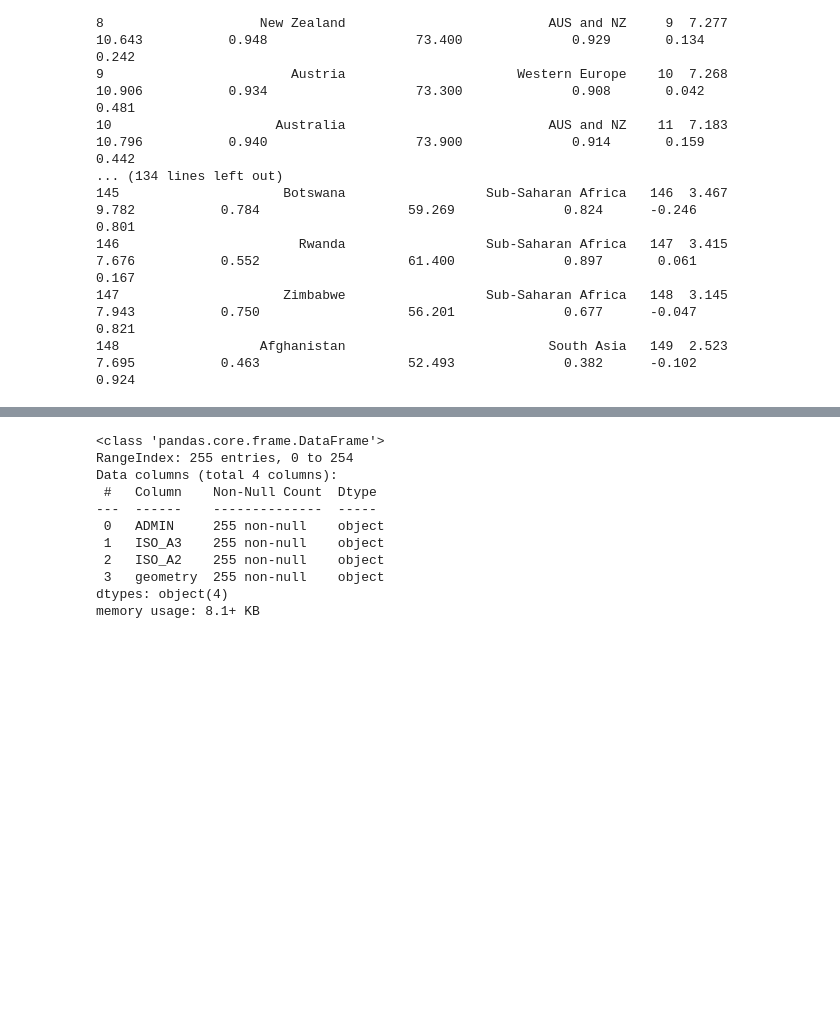
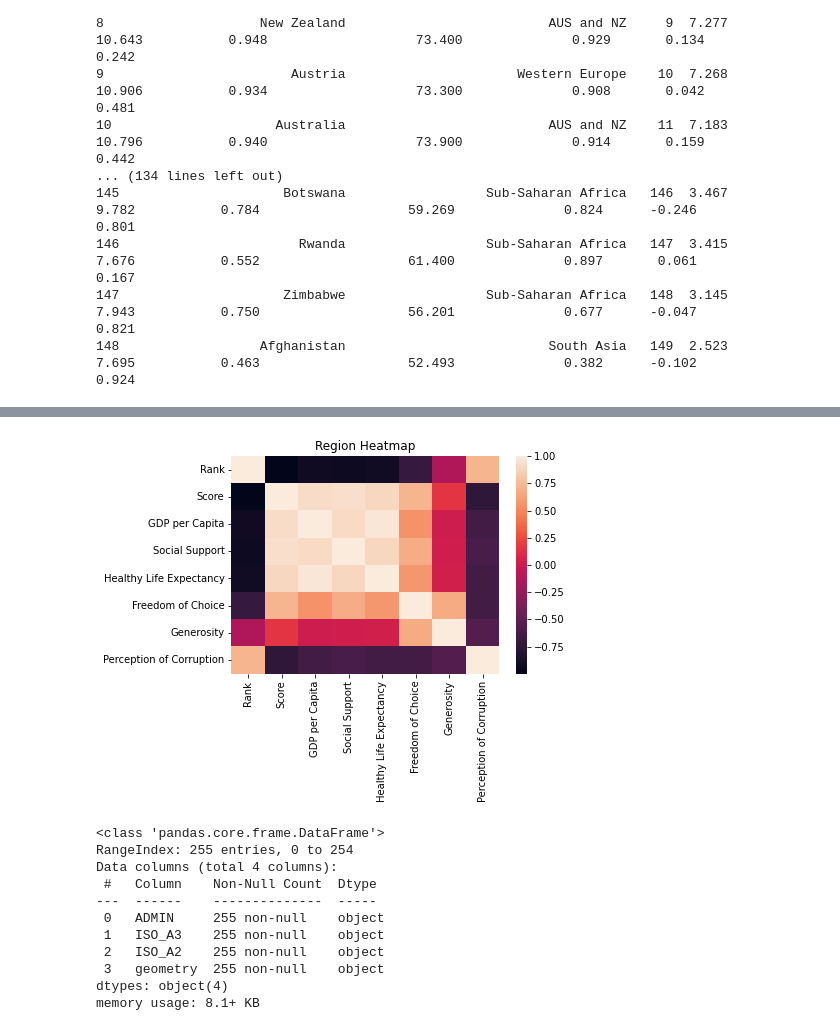
Before and after one commit to tajiabdullah/Project-3, a Jupyter notebook: world_happiness.ipynb, the cells around one changed output, grey strips where cells are left out. Saved outputs shown, nothing was run; the diff lists cells and outputs as text; code cells hidden in the pictures; blank space fills up the shorter version.

Commit message:
added heatmap

```diff
--- a/world_happiness.ipynb
+++ b/world_happiness.ipynb
@@ -247,4 +251,4 @@ print(df13.to_string())
 148                  Afghanistan                          South Asia   149  2.523           7.695           0.463                   52.493              0.382      -0.102                     0.924
 # %%
 # Grouped by Region and determined mean
-df13.groupby(["Region"]).mean()
+region_df = df13.groupby(["Region"]).mean()
@@ -265,3 +255,10 @@ df13.groupby(["Region"]).mean()
+# %%
+# Created heatmap to determine correlations of regional averages
+sns.heatmap(region_df.corr());
+plt.title('Region Heatmap')
+plt.show()
+# %% [output]
+[figure, added]
 # %%
 # Loaded data as json
 url = 'https://raw.githubusercontent.com/datasets/geo-countries/master/data/countries.geojson'
```
Also changed, not shown: parts of 2 cells of this notebook.
